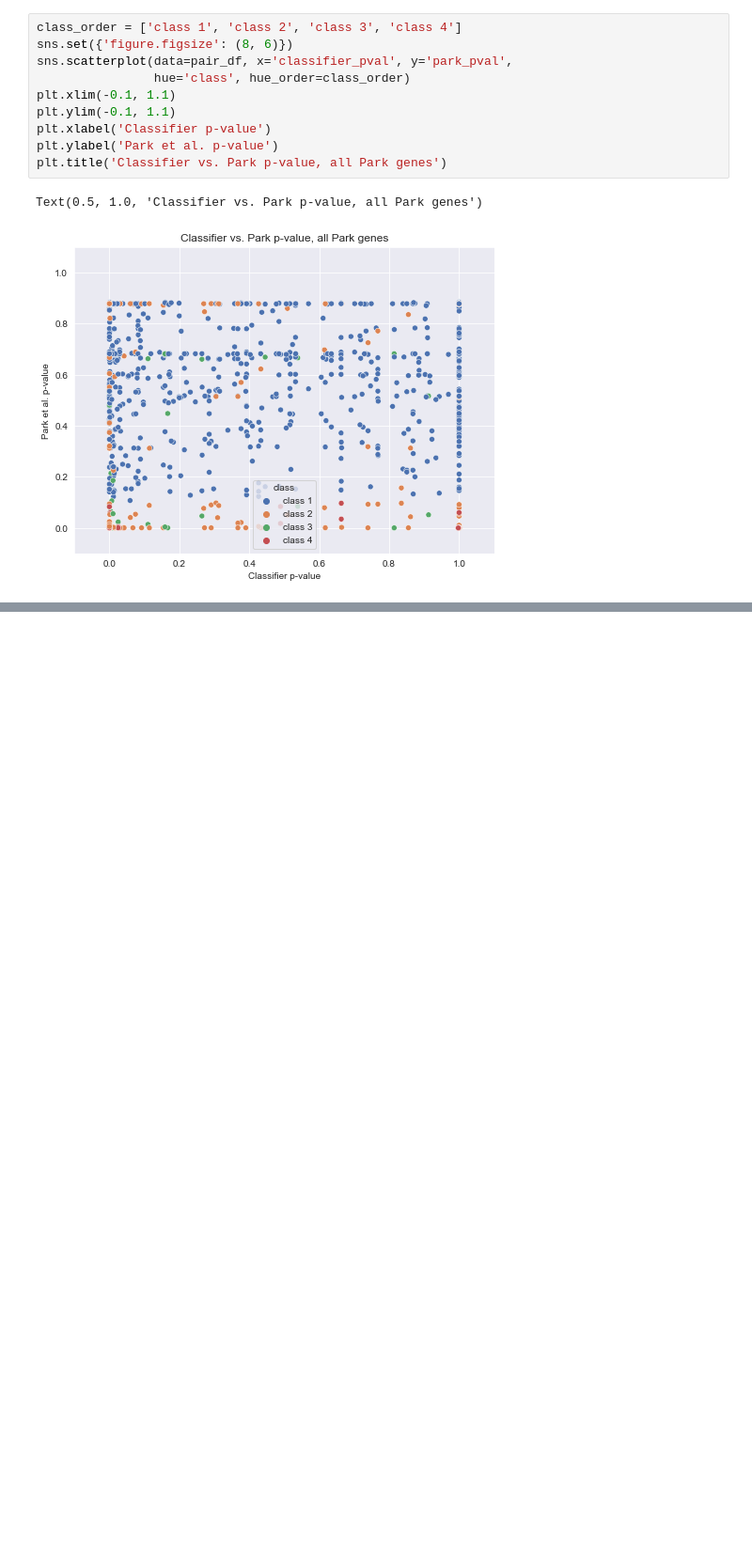
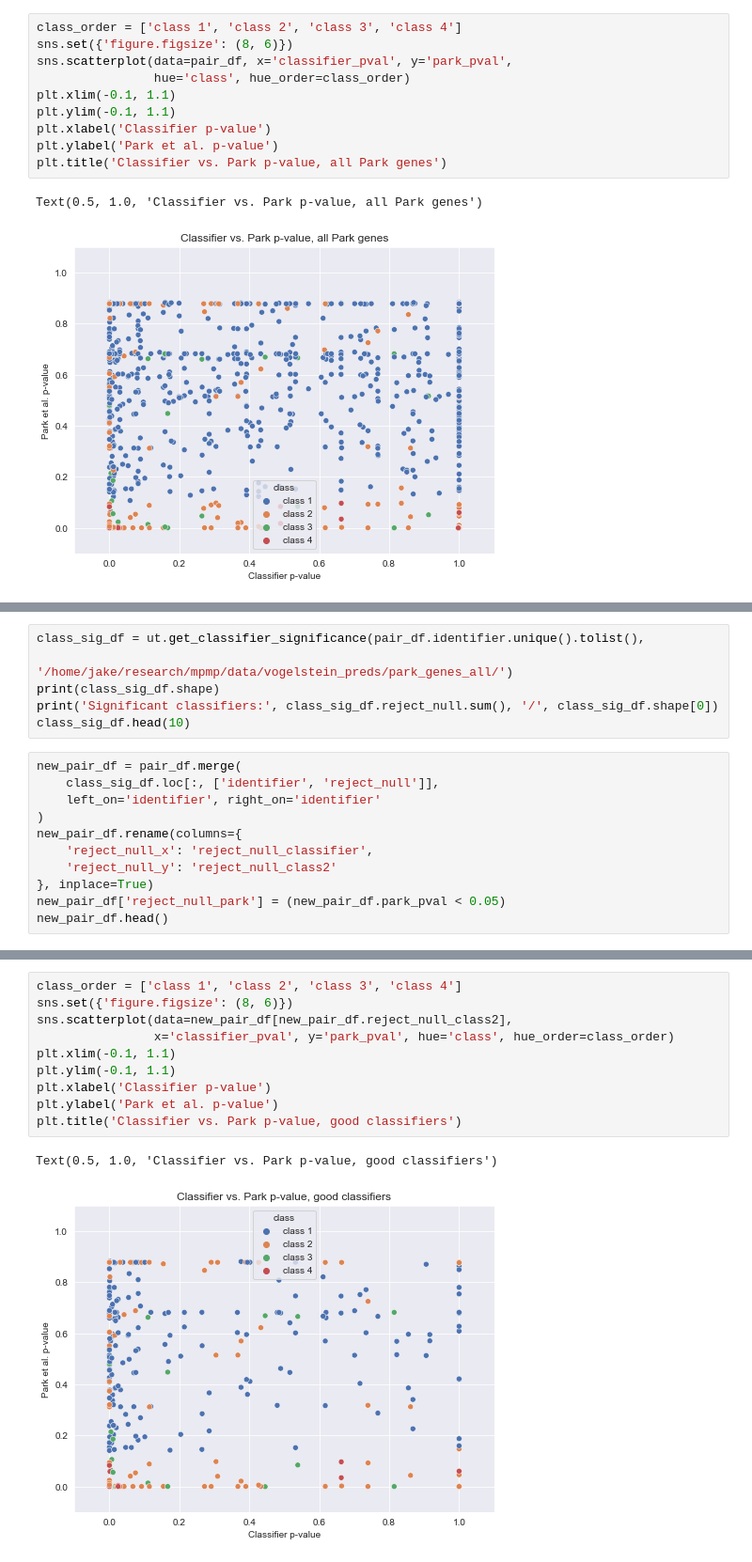
Before and after one commit to greenelab/mutation-fn, a Jupyter notebook: 3_park_analysis.ipynb, the cells around one changed output, grey strips where cells are left out. Shown at 94% size. Drawn from its saved outputs; the diff is of its cells as text; blank space fills up the shorter version.

Commit message:
add classifier performance statistical testing

```diff
--- a/3_park_analysis.ipynb
+++ b/3_park_analysis.ipynb
@@ -545,0 +547,17 @@ Text(0.5, 1.0, 'Classifier vs. Park p-value, all Park genes')
+# %%
+class_sig_df = ut.get_classifier_significance(pair_df.identifier.unique().tolist(),
+                                              '/home/jake/research/mpmp/data/vogelstein_preds/park_genes_all/')
+print(class_sig_df.shape)
+print('Significant classifiers:', class_sig_df.reject_null.sum(), '/', class_sig_df.shape[0])
+class_sig_df.head(10)
+# %%
+new_pair_df = pair_df.merge(
+    class_sig_df.loc[:, ['identifier', 'reject_null']],
+    left_on='identifier', right_on='identifier'
+)
+new_pair_df.rename(columns={
+    'reject_null_x': 'reject_null_classifier',
+    'reject_null_y': 'reject_null_class2'
+}, inplace=True)
+new_pair_df['reject_null_park'] = (new_pair_df.park_pval < 0.05)
+new_pair_df.head()
@@ -545,0 +571,13 @@ Text(0.5, 1.0, 'Classifier vs. Park p-value, all Park genes')
+# %%
+class_order = ['class 1', 'class 2', 'class 3', 'class 4']
+sns.set({'figure.figsize': (8, 6)})
+sns.scatterplot(data=new_pair_df[new_pair_df.reject_null_class2],
+                x='classifier_pval', y='park_pval', hue='class', hue_order=class_order)
+plt.xlim(-0.1, 1.1)
+plt.ylim(-0.1, 1.1)
+plt.xlabel('Classifier p-value')
+plt.ylabel('Park et al. p-value')
+plt.title('Classifier vs. Park p-value, good classifiers')
+# %% [output]
+Text(0.5, 1.0, 'Classifier vs. Park p-value, good classifiers')
+[figure, added]
```
Also changed, not shown: parts of 8 cells of this notebook, 2 other files.
